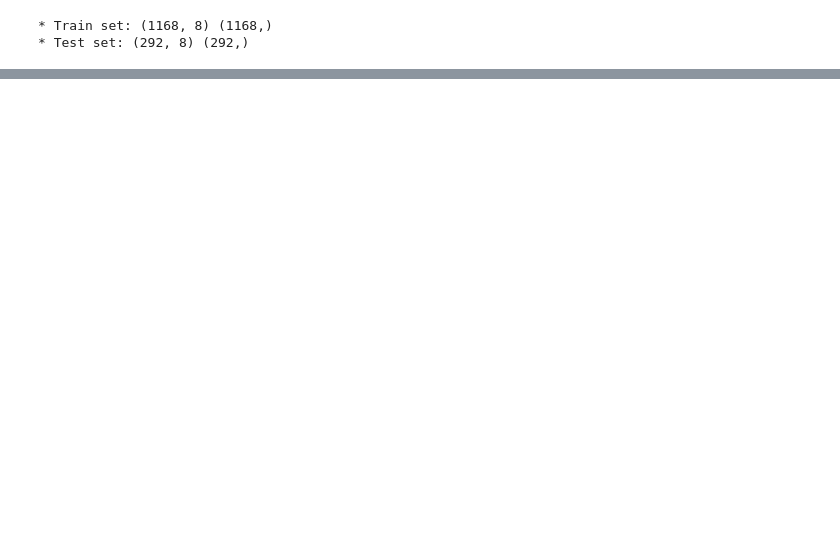
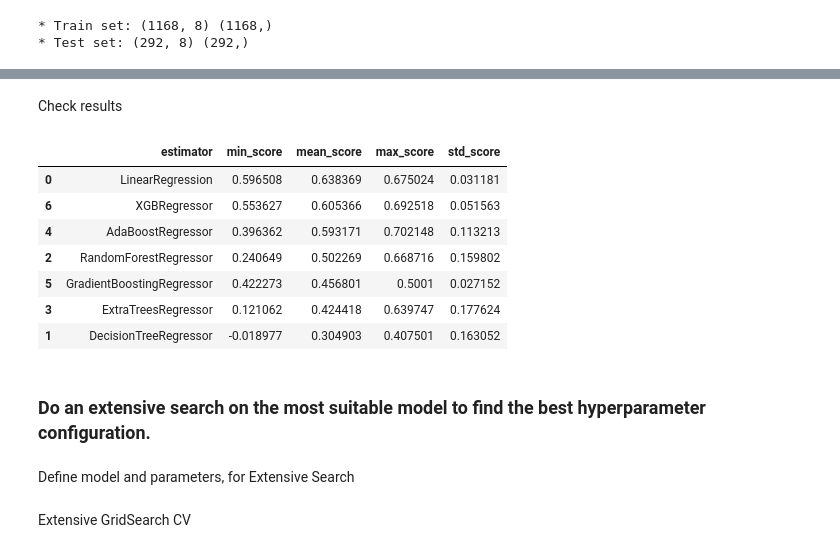
Before and after one commit to Gkicks/milestone-project-heritage-housing-issues, a Jupyter notebook: jupyter_notebooks/5_modeling_and_evaluation.ipynb, the cells around one changed output, grey strips where cells are left out. Drawn from its saved outputs; the diff is of its cells as text; code cells hidden in the pictures; blank space fills up the shorter version.

Commit message:
Add sections to find most suitable algorithm and hyperparameter configaration

```diff
--- a/jupyter_notebooks/5_modeling_and_evaluation.ipynb
+++ b/jupyter_notebooks/5_modeling_and_evaluation.ipynb
@@ -125,11 +125,11 @@ from sklearn.ensemble import ExtraTreesRegressor
 def PipelineOptimization(model):
     pipeline = Pipeline([
     ('log_transformer', vt.LogTransformer(
-        variables=['FirFlrSF', 'GrLivArea', 'KitchenQual', 'YearBuilt'], base='e')),
+        variables=['1stFlrSF', 'GrLivArea', 'KitchenQual', 'YearBuilt'], base='e')),
     ('yeo_johnson_transformer', vt.YeoJohnsonTransformer(variables=['GarageYrBlt'])),
     ('box_cox_transformer', vt.BoxCoxTransformer(variables=['OverallQual'])),
     ('winsorizer_iqr', Winsorizer(capping_method='iqr', fold=1.5, tail='both',
-        variables = ['FirFlrSF', 'GarageArea', 'GarageYrBlt',
+        variables = ['1stFlrSF', 'GarageArea', 'GarageYrBlt',
                     'GrLivArea', 'OverallQual', 'TotalBsmtSF',
                     'YearBuilt'])),
     ('SmartCorrelatedSelection', SmartCorrelatedSelection(variables=None,
@@ -142,5 +142,5 @@ def PipelineOptimization(model):
     ('model', model),
     ])
 
-    return pipeline_base
+    return pipeline
 # %% [markdown]
@@ -221,0 +224,20 @@ print("* Train set:", X_train.shape, y_train.shape,
+# %%
+models_quick_search = {
+    'LinearRegression': LinearRegression(),
+    "DecisionTreeRegressor": DecisionTreeRegressor(random_state=0),
+    "RandomForestRegressor": RandomForestRegressor(random_state=0),
+    "ExtraTreesRegressor": ExtraTreesRegressor(random_state=0),
+    "AdaBoostRegressor": AdaBoostRegressor(random_state=0),
+    "GradientBoostingRegressor": GradientBoostingRegressor(random_state=0),
+    "XGBRegressor": XGBRegressor(random_state=0),
+}
+
+params_quick_search = {
+    'LinearRegression': {},
+    "DecisionTreeRegressor": {},
+    "RandomForestRegressor": {},
+    "ExtraTreesRegressor": {},
+    "AdaBoostRegressor": {},
+    "GradientBoostingRegressor": {},
+    "XGBRegressor": {},
+}
@@ -221,0 +246,3 @@ print("* Train set:", X_train.shape, y_train.shape,
+# %%
+search = HyperparameterOptimizationSearch(models=models_quick_search, params=params_quick_search)
+search.fit(X_train, y_train, scoring='r2', n_jobs=-1, cv=5)
@@ -221,0 +271,18 @@ print("* Train set:", X_train.shape, y_train.shape,
+# %% [markdown]
+Check results
+# %%
+grid_search_summary, grid_search_pipelines = search.score_summary(sort_by='mean_score')
+grid_search_summary
+# %% [output]
+|  | estimator | min_score | mean_score | max_score | std_score |
+| 0 | LinearRegression | 0.596508 | 0.638369 | 0.675024 | 0.031181 |
+| 6 | XGBRegressor | 0.553627 | 0.605366 | 0.692518 | 0.051563 |
+| 4 | AdaBoostRegressor | 0.396362 | 0.593171 | 0.702148 | 0.113213 |
+| 2 | RandomForestRegressor | 0.240649 | 0.502269 | 0.668716 | 0.159802 |
+| 5 | GradientBoostingRegressor | 0.422273 | 0.456801 | 0.5001 | 0.027152 |
+| 3 | ExtraTreesRegressor | 0.121062 | 0.424418 | 0.639747 | 0.177624 |
+| 1 | DecisionTreeRegressor | -0.018977 | 0.304903 | 0.407501 | 0.163052 |
+# %% [markdown]
+### Do an extensive search on the most suitable model to find the best hyperparameter configuration.
+# %% [markdown]
+Define model and parameters, for Extensive Search
@@ -221,0 +323,2 @@ print("* Train set:", X_train.shape, y_train.shape,
+# %% [markdown]
+Extensive GridSearch CV
```
Also changed, not shown: parts of 18 cells of this notebook.
